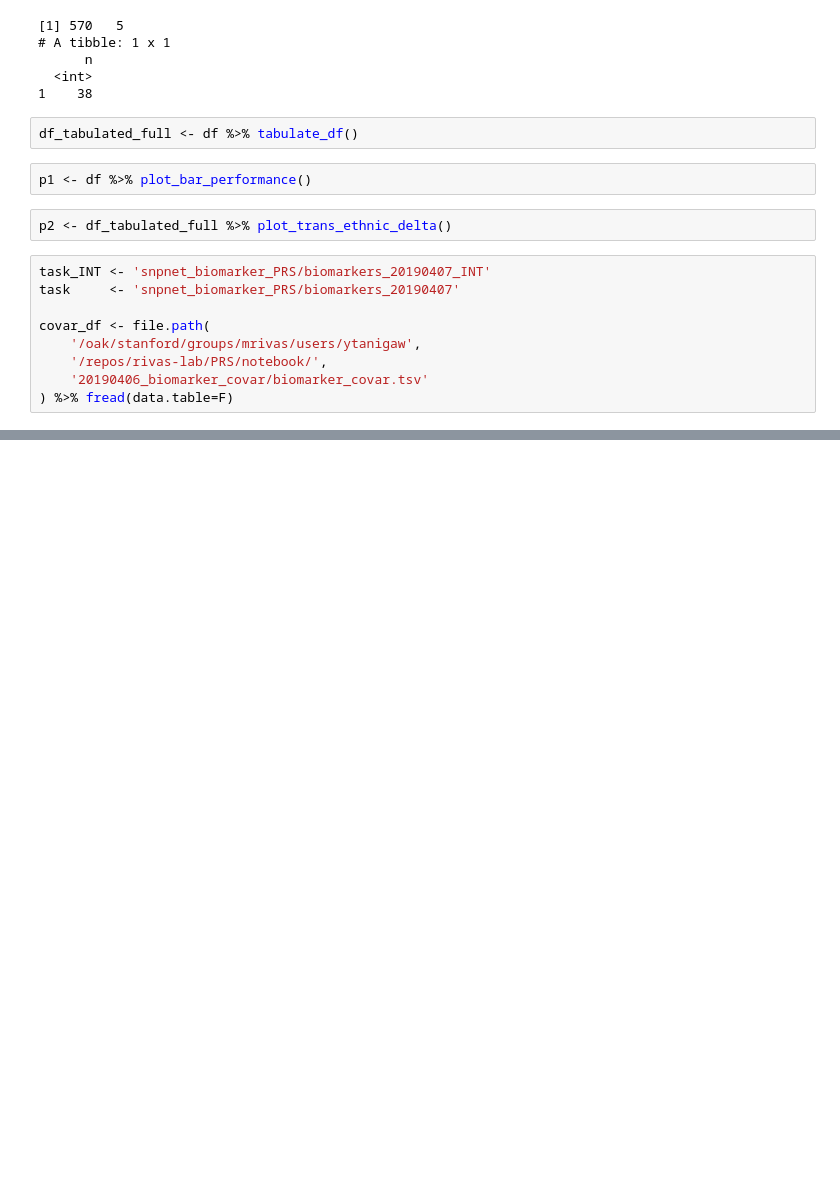
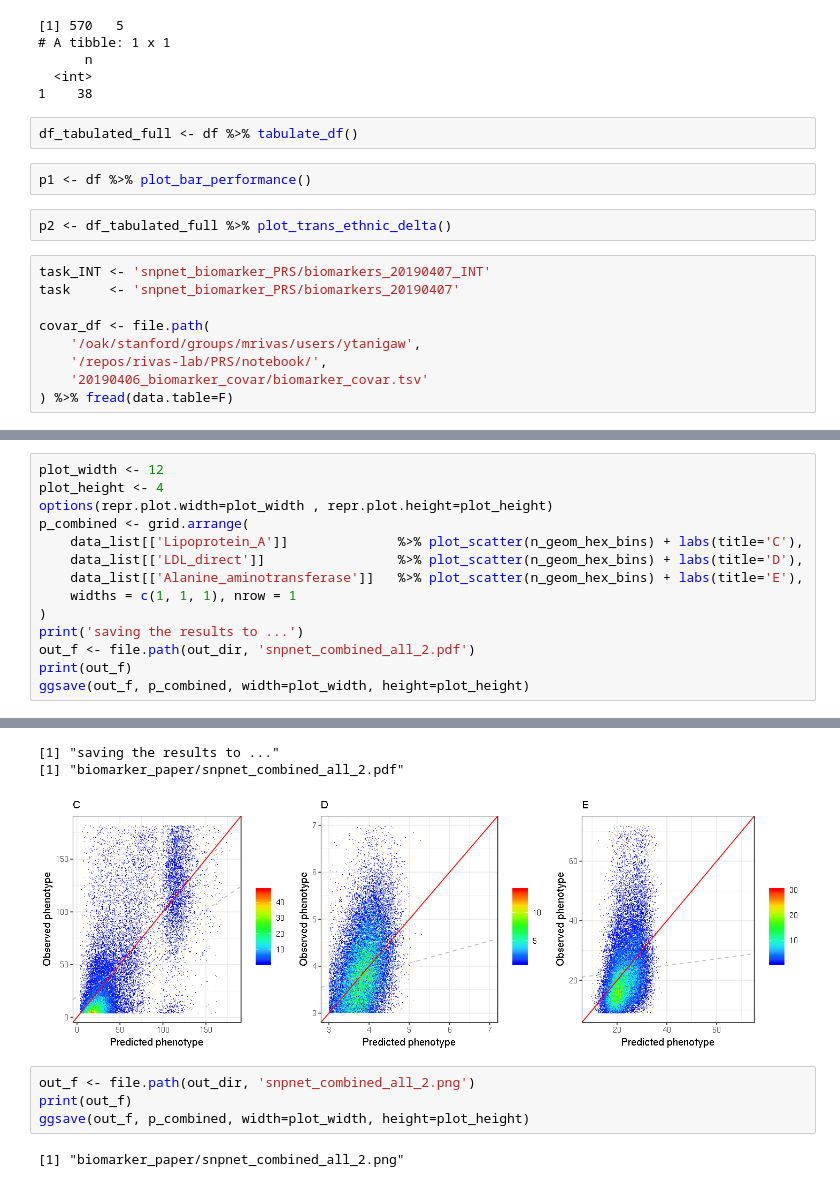
Before and after one commit to rivas-lab/PRS, a Jupyter notebook: notebook/20190407_biomarkers/biomarker_paper.ipynb, the cells around one changed output, grey strips where cells are left out. Drawn from its saved outputs; the diff is of its cells as text; blank space fills up the shorter version.

```diff
--- a/notebook/20190407_biomarkers/biomarker_paper.ipynb
+++ b/notebook/20190407_biomarkers/biomarker_paper.ipynb
@@ -117,0 +240,15 @@ Warning message:
+# %%
+plot_width <- 12
+plot_height <- 4
+options(repr.plot.width=plot_width , repr.plot.height=plot_height)
+p_combined <- grid.arrange(
+    data_list[['Lipoprotein_A']]              %>% plot_scatter(n_geom_hex_bins) + labs(title='C'),
+    data_list[['LDL_direct']]                 %>% plot_scatter(n_geom_hex_bins) + labs(title='D'),
+    data_list[['Alanine_aminotransferase']]   %>% plot_scatter(n_geom_hex_bins) + labs(title='E'),
+    widths = c(1, 1, 1), nrow = 1
+)
+print('saving the results to ...')
+out_f <- file.path(out_dir, 'snpnet_combined_all_2.pdf')
+print(out_f)
+ggsave(out_f, p_combined, width=plot_width, height=plot_height)
+# %% [output]
@@ -117,0 +261,9 @@ Warning message:
+[1] "saving the results to ..."
+[1] "biomarker_paper/snpnet_combined_all_2.pdf"
+[figure, added]
+# %%
+out_f <- file.path(out_dir, 'snpnet_combined_all_2.png')
+print(out_f)
+ggsave(out_f, p_combined, width=plot_width, height=plot_height)
+# %% [output]
+[1] "biomarker_paper/snpnet_combined_all_2.png"
```
Also changed, not shown: parts of 18 cells of this notebook, 10 other files.
